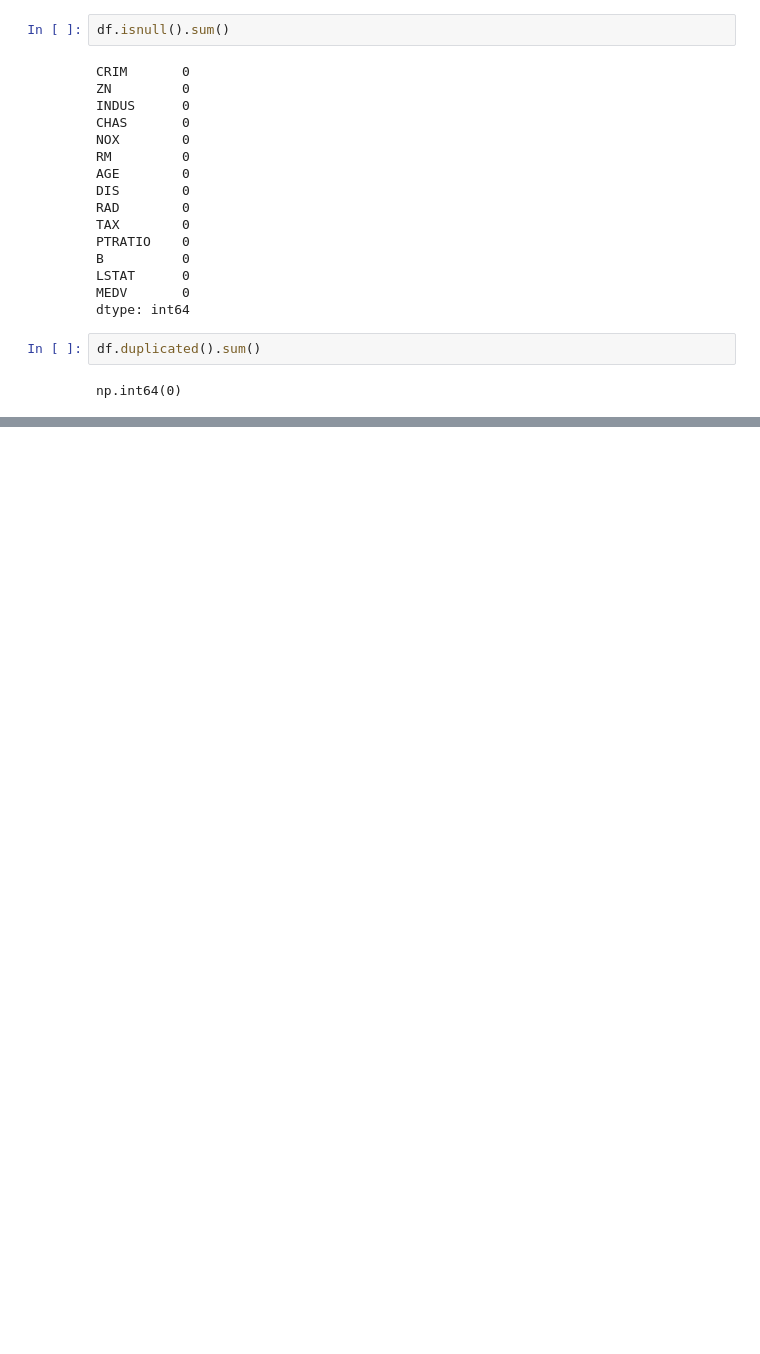
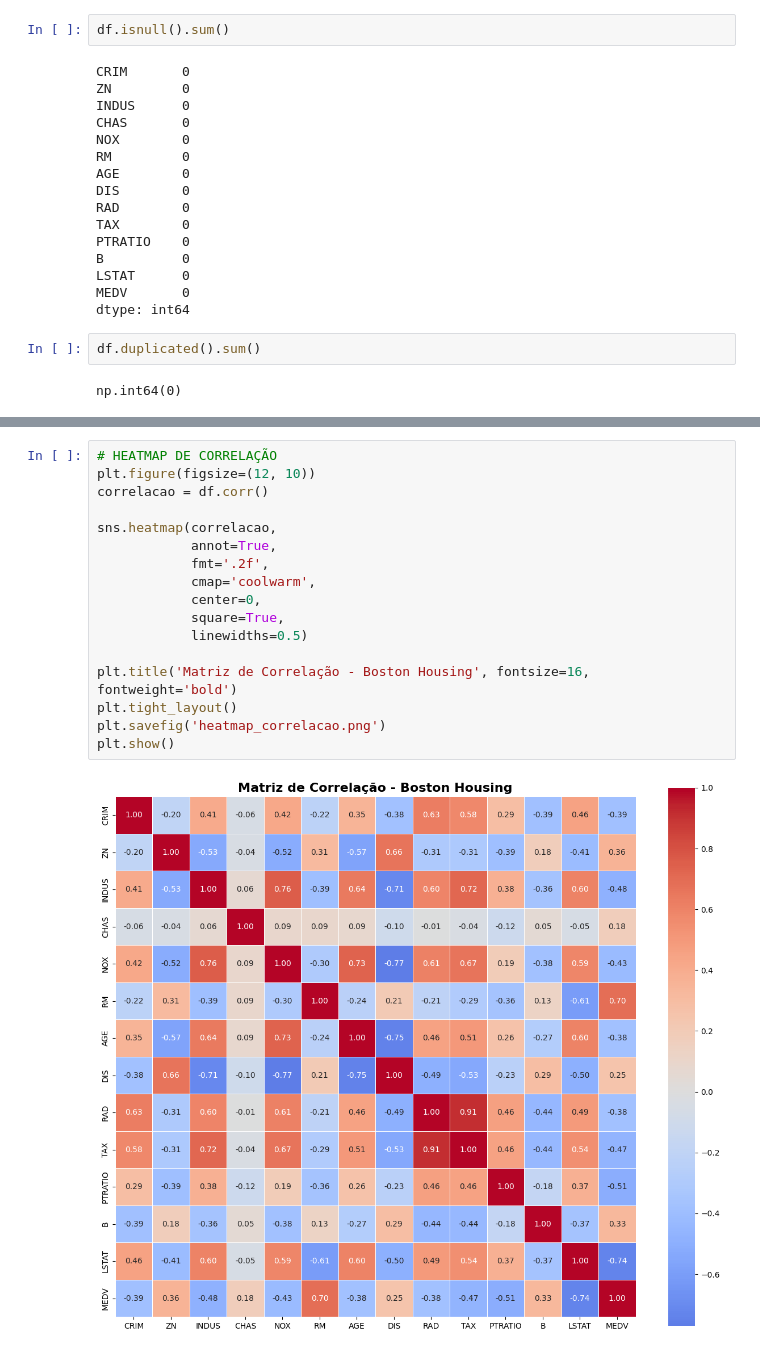
Before and after one commit to NatachaZhang/projeto-cdg-grupo7, a Jupyter notebook: notebooks/1.0_eda_limpeza.ipynb, the cells around one changed output, grey strips where cells are left out. Saved outputs shown, nothing was run; the diff lists cells and outputs as text; blank space fills up the shorter version.

```diff
--- a/notebooks/1.0_eda_limpeza.ipynb
+++ b/notebooks/1.0_eda_limpeza.ipynb
@@ -84,0 +116,19 @@ np.int64(0)
+# %%
+# HEATMAP DE CORRELAÇÃO
+plt.figure(figsize=(12, 10))
+correlacao = df.corr()
+
+sns.heatmap(correlacao,
+            annot=True,
+            fmt='.2f',
+            cmap='coolwarm',
+            center=0,
+            square=True,
+            linewidths=0.5)
+
+plt.title('Matriz de Correlação - Boston Housing', fontsize=16, fontweight='bold')
+plt.tight_layout()
+plt.savefig('heatmap_correlacao.png')
+plt.show()
+# %% [output]
+[figure, added]
```
Also changed, not shown: parts of 4 cells of this notebook.
